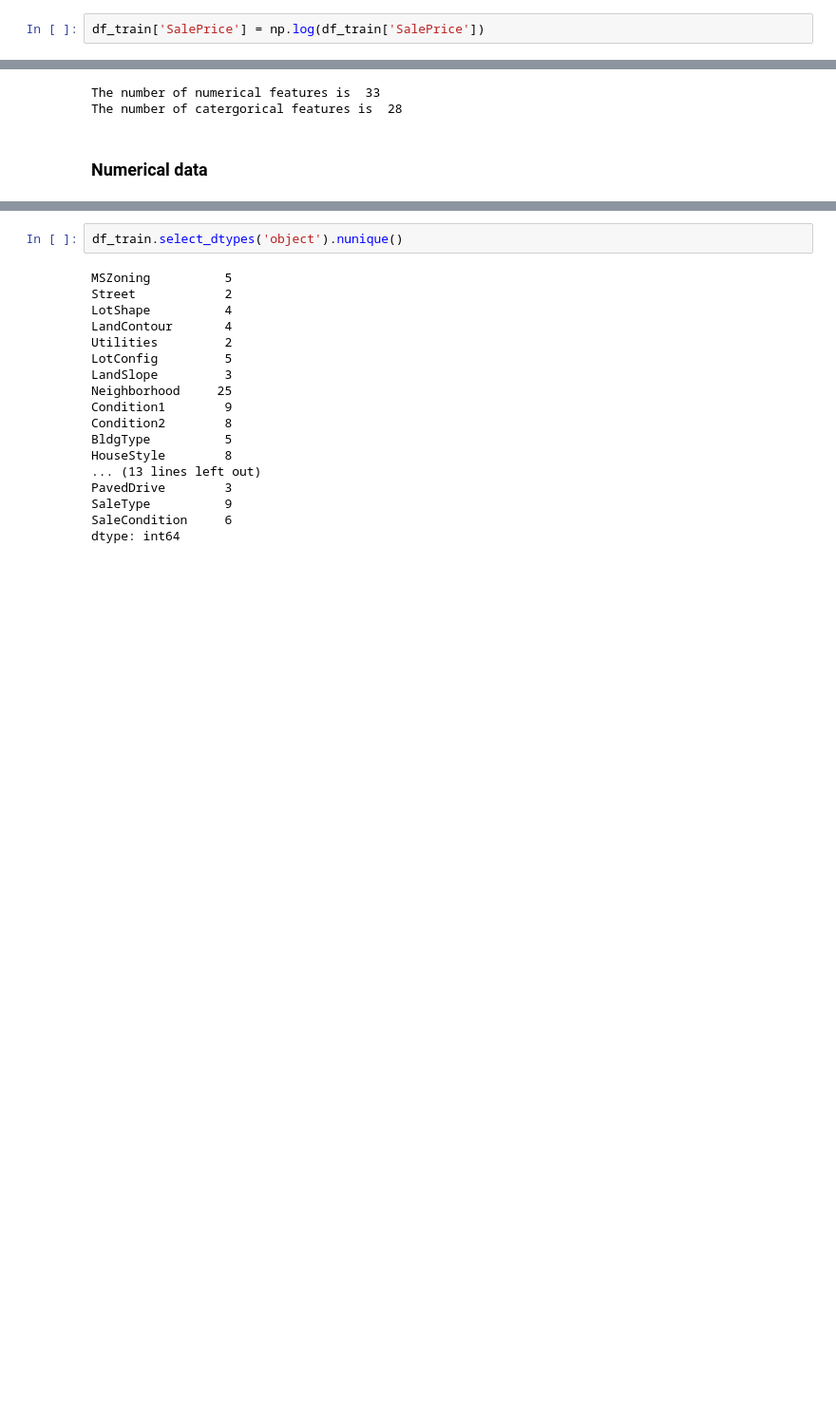
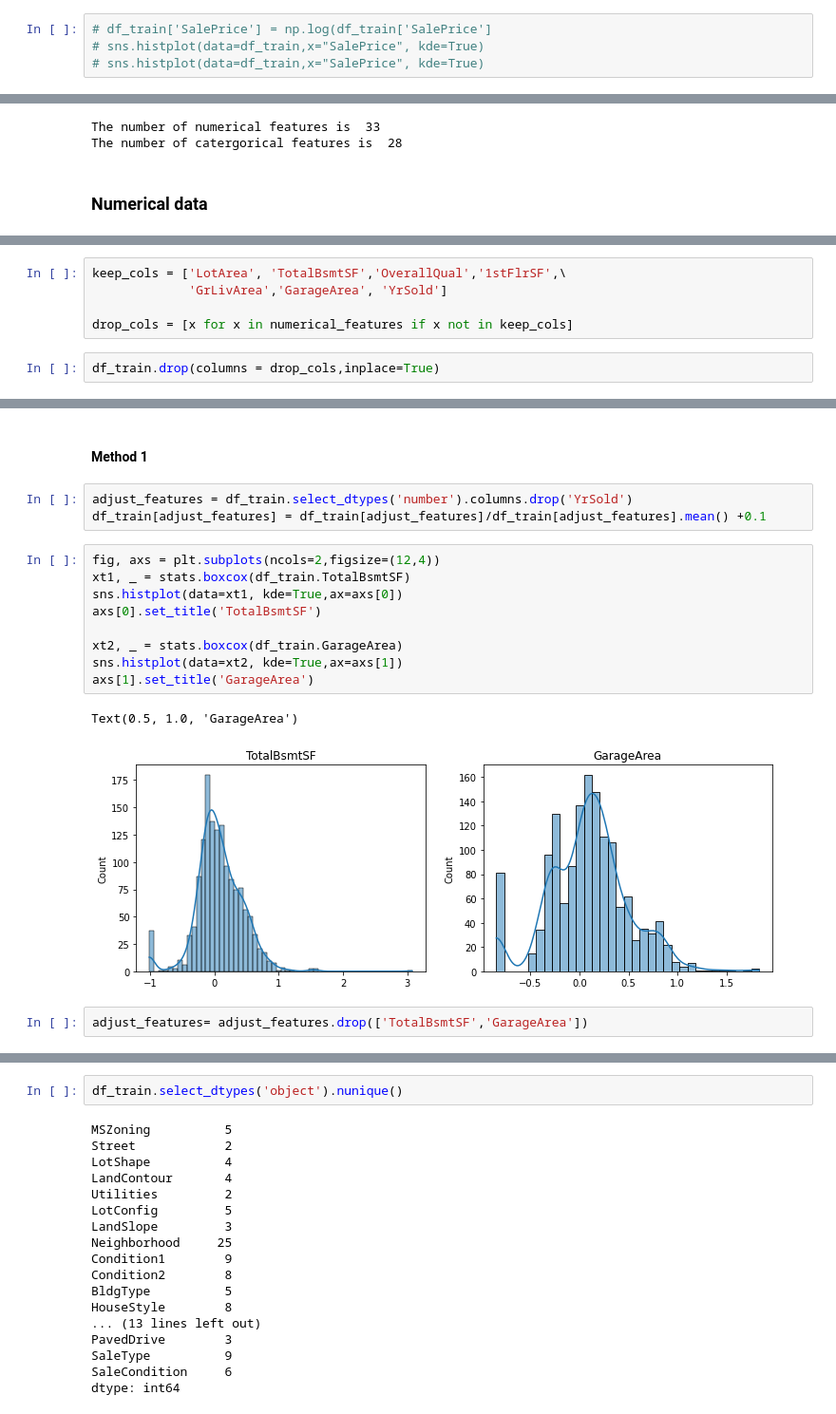
Before and after one commit to yd124/STA663FinalProject, a Jupyter notebook: EDA.ipynb, the cells around one changed output, grey strips where cells are left out. Shown: that part at 95% size. Cells and saved outputs as stored; diff of their text form; blank space fills up the shorter version.

```diff
--- a/EDA.ipynb
+++ b/EDA.ipynb
@@ -28,2 +27,4 @@ df_train.SalePrice.skew()
 # %%
-df_train['SalePrice'] = np.log(df_train['SalePrice'])
+# df_train['SalePrice'] = np.log(df_train['SalePrice']
+# sns.histplot(data=df_train,x="SalePrice", kde=True)
+# sns.histplot(data=df_train,x="SalePrice", kde=True)
@@ -96,0 +48,7 @@ dtype: float64
+# %%
+keep_cols = ['LotArea', 'TotalBsmtSF','OverallQual','1stFlrSF',\
+             'GrLivArea','GarageArea', 'YrSold']
+
+drop_cols = [x for x in numerical_features if x not in keep_cols]
+# %%
+df_train.drop(columns = drop_cols,inplace=True)
@@ -96,0 +66,19 @@ dtype: float64
+# %% [markdown]
+#### Method 1
+# %%
+adjust_features = df_train.select_dtypes('number').columns.drop('YrSold')
+df_train[adjust_features] = df_train[adjust_features]/df_train[adjust_features].mean() +0.1
+# %%
+fig, axs = plt.subplots(ncols=2,figsize=(12,4))
+xt1, _ = stats.boxcox(df_train.TotalBsmtSF)
+sns.histplot(data=xt1, kde=True,ax=axs[0])
+axs[0].set_title('TotalBsmtSF')
+
+xt2, _ = stats.boxcox(df_train.GarageArea)
+sns.histplot(data=xt2, kde=True,ax=axs[1])
+axs[1].set_title('GarageArea')
+# %% [output]
+Text(0.5, 1.0, 'GarageArea')
+[figure, added]
+# %%
+adjust_features= adjust_features.drop(['TotalBsmtSF','GarageArea'])
```
Also changed, not shown: parts of 16 cells of this notebook.
